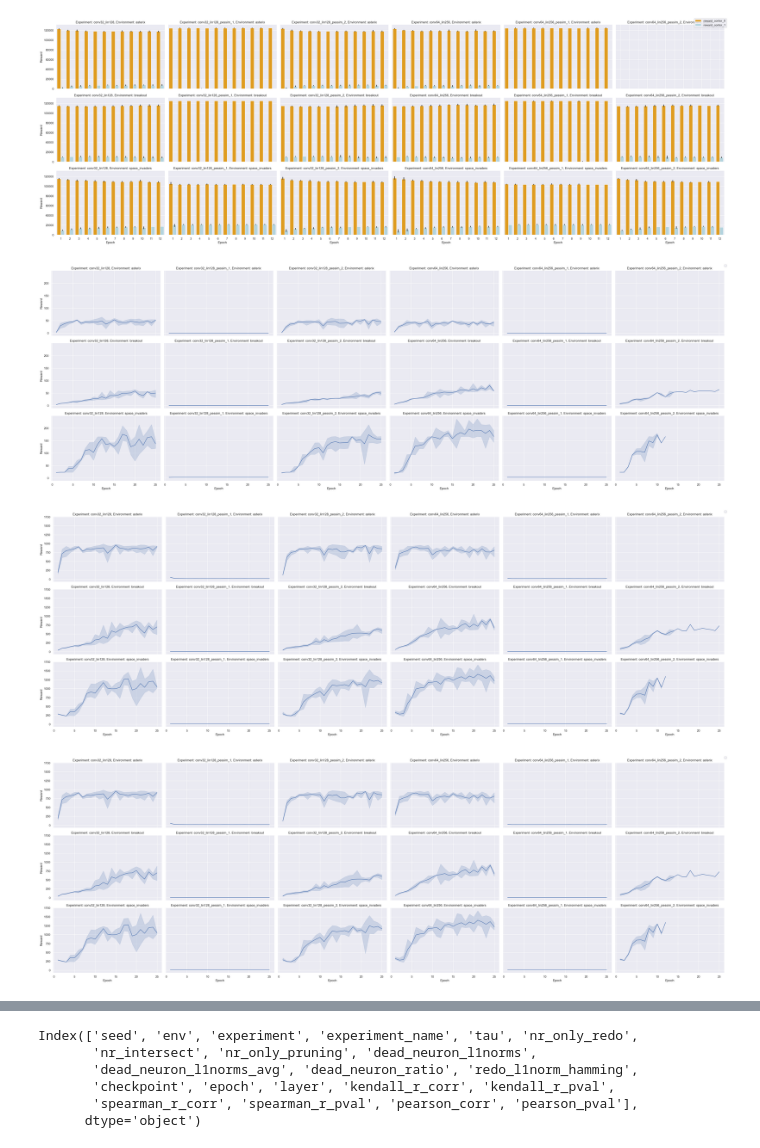
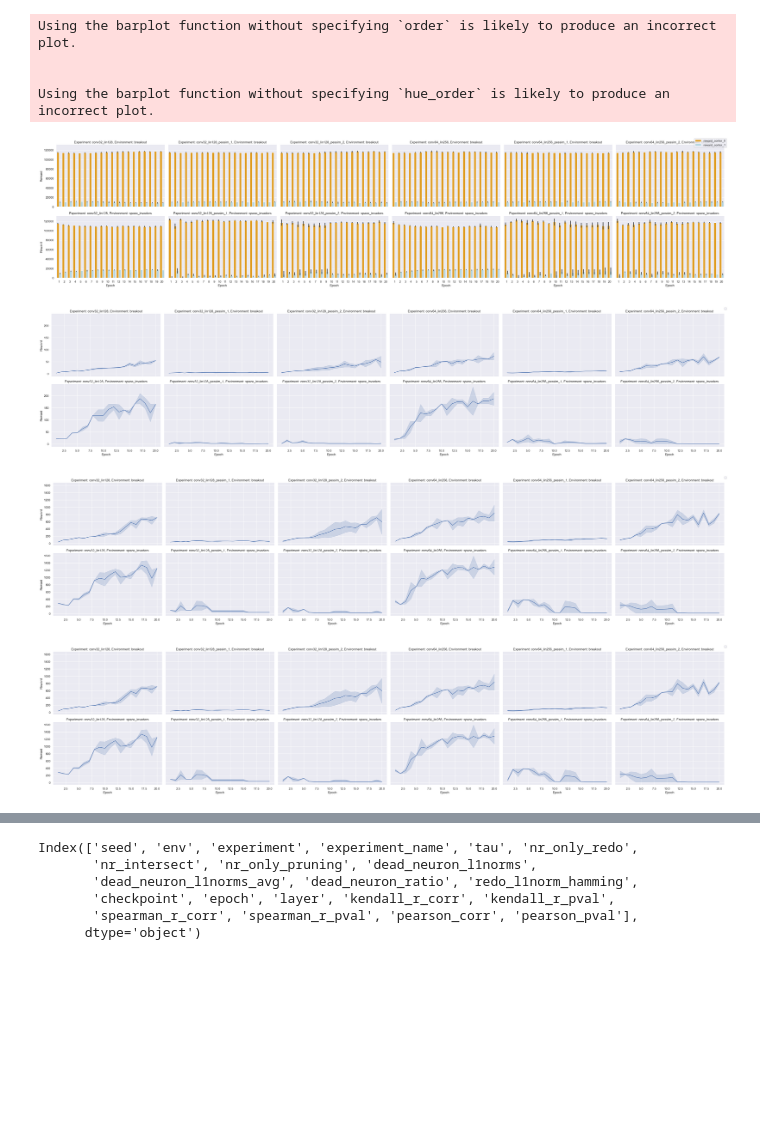
Before and after one commit to mariusdgm/minatar_work, a Jupyter notebook: notebooks/inspect_training_output.ipynb, the cells around one changed output, grey strips where cells are left out. Saved outputs shown, nothing was run; the diff lists cells and outputs as text; code cells hidden in the pictures; blank space fills up the shorter version.

```diff
--- a/notebooks/inspect_training_output.ipynb
+++ b/notebooks/inspect_training_output.ipynb
@@ -47,7 +50,7 @@ warnings.filterwarnings('ignore', category=FutureWarning)
 training_outputs_folder_path = (
     r"D:\Work\PhD\minatar_work\experiments\training\outputs"
 )
-training_timestamp_folder = "2023_07_13-10_44_18"
+training_timestamp_folder = "2023_07_23-21_46_04"
 
 experiment_paths = collect_training_output_files(
         os.path.join(training_outputs_folder_path, training_timestamp_folder)
@@ -135,7 +138,11 @@ g.fig.legend(handles, labels, loc='upper right')
 
 plt.show()
 # %% [output]
+Using the barplot function without specifying `order` is likely to produce an incorrect plot.
+
+
+Using the barplot function without specifying `hue_order` is likely to produce an incorrect plot.
-[figure, old version]
+[figure, new version]
 # %%
 # Assuming your DataFrame is named `df`
 
@@ -154,7 +161,7 @@ g.fig.legend(handles, labels, loc='upper right')
 
 plt.show()
 # %% [output]
-[figure, old version]
+[figure, new version]
 # %%
 # Assuming your DataFrame is named `df`
 
@@ -172,22 +179,20 @@ g.fig.legend(handles, labels, loc='upper right')
 
 plt.show()
 # %% [output]
-[figure, old version]
+[figure, new version]
 # %%
-# Assuming your DataFrame is named `df`
-
 g = sns.FacetGrid(df, row='environment', col='experiment_name', height=4, aspect=1.5)
 
 g.map(sns.lineplot, 'epoch', 'episode_frames_median')
 
 g.set_titles('Experiment: {col_name}, Environment: {row_name}')
 g.set_xlabels('Epoch')
-g.set_ylabels('Reward')
+g.set_ylabels('Median episodic length')
 
 # Display the legend
 handles, labels = plt.gca().get_legend_handles_labels()
 g.fig.legend(handles, labels, loc='upper right')
 
 plt.show()
 # %% [output]
-[figure, old version]
+[figure, new version]
```
Also changed, not shown: parts of 9 cells of this notebook.
